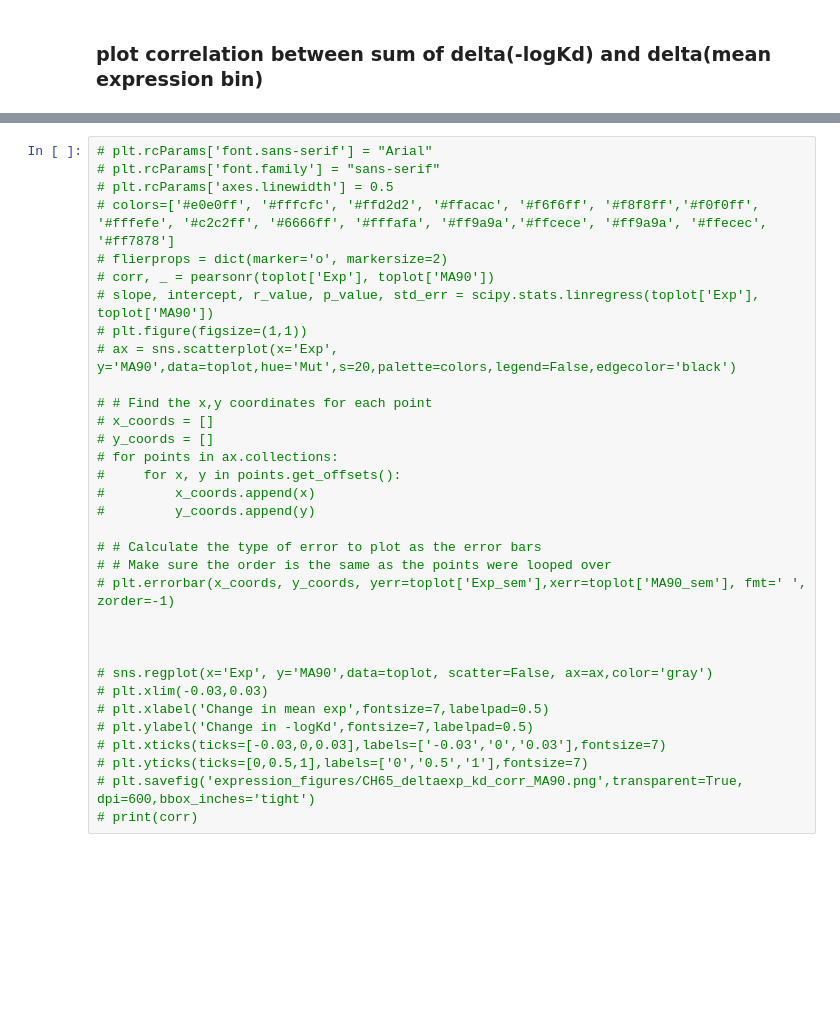
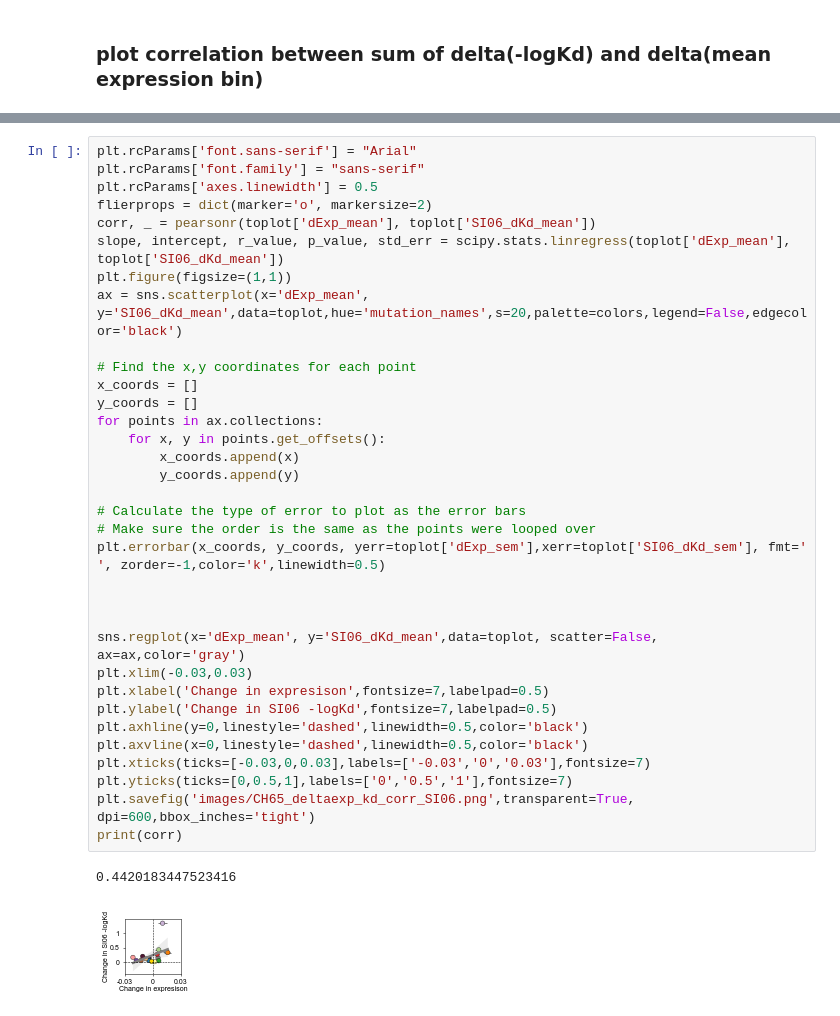
Before and after one commit to Ctharp17/CH65-comblib, a Jupyter notebook: Figures/Expression_figures/Expression_figures.ipynb, the cells around one changed output, grey strips where cells are left out. Saved outputs shown, nothing was run; the diff lists cells and outputs as text; blank space fills up the shorter version.

```diff
--- a/Figures/Expression_figures/Expression_figures.ipynb
+++ b/Figures/Expression_figures/Expression_figures.ipynb
@@ -521,34 +384,38 @@ for pos in range(1,17):
 # %%
-# plt.rcParams['font.sans-serif'] = "Arial"
-# plt.rcParams['font.family'] = "sans-serif"
-# plt.rcParams['axes.linewidth'] = 0.5
-# colors=['#e0e0ff', '#fffcfc', '#ffd2d2', '#ffacac', '#f6f6ff', '#f8f8ff','#f0f0ff', '#fffefe', '#c2c2ff', '#6666ff', '#fffafa', '#ff9a9a','#ffcece', '#ff9a9a', '#ffecec', '#ff7878']
-# flierprops = dict(marker='o', markersize=2)
-# corr, _ = pearsonr(toplot['Exp'], toplot['MA90'])
-# slope, intercept, r_value, p_value, std_err = scipy.stats.linregress(toplot['Exp'], toplot['MA90'])
-# plt.figure(figsize=(1,1))
-# ax = sns.scatterplot(x='Exp', y='MA90',data=toplot,hue='Mut',s=20,palette=colors,legend=False,edgecolor='black')
+plt.rcParams['font.sans-serif'] = "Arial"
+plt.rcParams['font.family'] = "sans-serif"
+plt.rcParams['axes.linewidth'] = 0.5
+flierprops = dict(marker='o', markersize=2)
+corr, _ = pearsonr(toplot['dExp_mean'], toplot['SI06_dKd_mean'])
+slope, intercept, r_value, p_value, std_err = scipy.stats.linregress(toplot['dExp_mean'], toplot['SI06_dKd_mean'])
+plt.figure(figsize=(1,1))
+ax = sns.scatterplot(x='dExp_mean', y='SI06_dKd_mean',data=toplot,hue='mutation_names',s=20,palette=colors,legend=False,edgecolor='black')
 
-# # Find the x,y coordinates for each point
-# x_coords = []
-# y_coords = []
-# for points in ax.collections:
-#     for x, y in points.get_offsets():
-#         x_coords.append(x)
-#         y_coords.append(y)
+# Find the x,y coordinates for each point
+x_coords = []
+y_coords = []
+for points in ax.collections:
+    for x, y in points.get_offsets():
+        x_coords.append(x)
+        y_coords.append(y)
 
-# # Calculate the type of error to plot as the error bars
-# # Make sure the order is the same as the points were looped over
-# plt.errorbar(x_coords, y_coords, yerr=toplot['Exp_sem'],xerr=toplot['MA90_sem'], fmt=' ', zorder=-1)
+# Calculate the type of error to plot as the error bars
+# Make sure the order is the same as the points were looped over
+plt.errorbar(x_coords, y_coords, yerr=toplot['dExp_sem'],xerr=toplot['SI06_dKd_sem'], fmt=' ', zorder=-1,color='k',linewidth=0.5)
 
 
 
-# sns.regplot(x='Exp', y='MA90',data=toplot, scatter=False, ax=ax,color='gray')
-# plt.xlim(-0.03,0.03)
-# plt.xlabel('Change in mean exp',fontsize=7,labelpad=0.5)
-# plt.ylabel('Change in -logKd',fontsize=7,labelpad=0.5)
-# plt.xticks(ticks=[-0.03,0,0.03],labels=['-0.03','0','0.03'],fontsize=7)
-# plt.yticks(ticks=[0,0.5,1],labels=['0','0.5','1'],fontsize=7)
-# plt.savefig('expression_figures/CH65_deltaexp_kd_corr_MA90.png',transparent=True, dpi=600,bbox_inches='tight')
-# print(corr)
+sns.regplot(x='dExp_mean', y='SI06_dKd_mean',data=toplot, scatter=False, ax=ax,color='gray')
+plt.xlim(-0.03,0.03)
+plt.xlabel('Change in expresison',fontsize=7,labelpad=0.5)
+plt.ylabel('Change in SI06 -logKd',fontsize=7,labelpad=0.5)
+plt.axhline(y=0,linestyle='dashed',linewidth=0.5,color='black')
+plt.axvline(x=0,linestyle='dashed',linewidth=0.5,color='black')
+plt.xticks(ticks=[-0.03,0,0.03],labels=['-0.03','0','0.03'],fontsize=7)
+plt.yticks(ticks=[0,0.5,1],labels=['0','0.5','1'],fontsize=7)
+plt.savefig('images/CH65_deltaexp_kd_corr_SI06.png',transparent=True, dpi=600,bbox_inches='tight')
+print(corr)
+# %% [output]
+0.4420183447523416
+[figure, added]
 # %%
```
Also changed, not shown: parts of 17 cells of this notebook, 44 other files.
